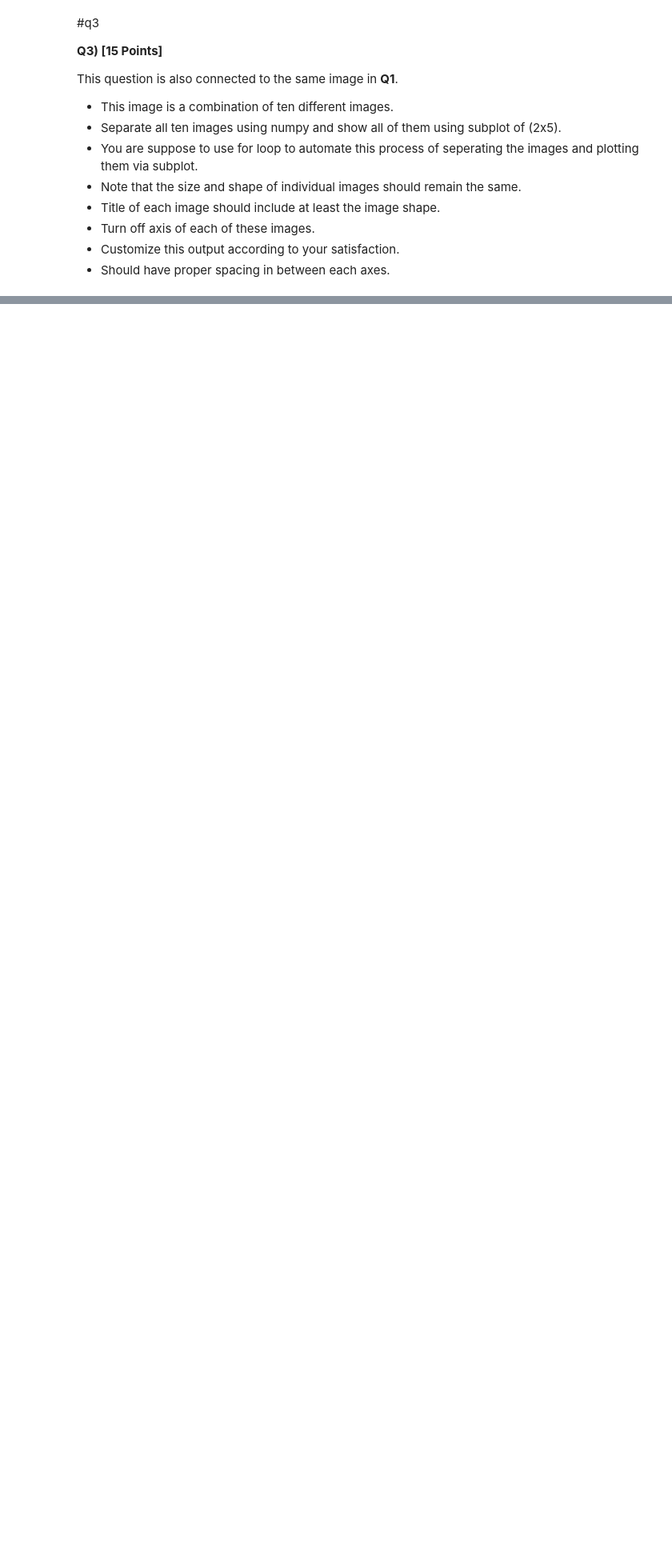
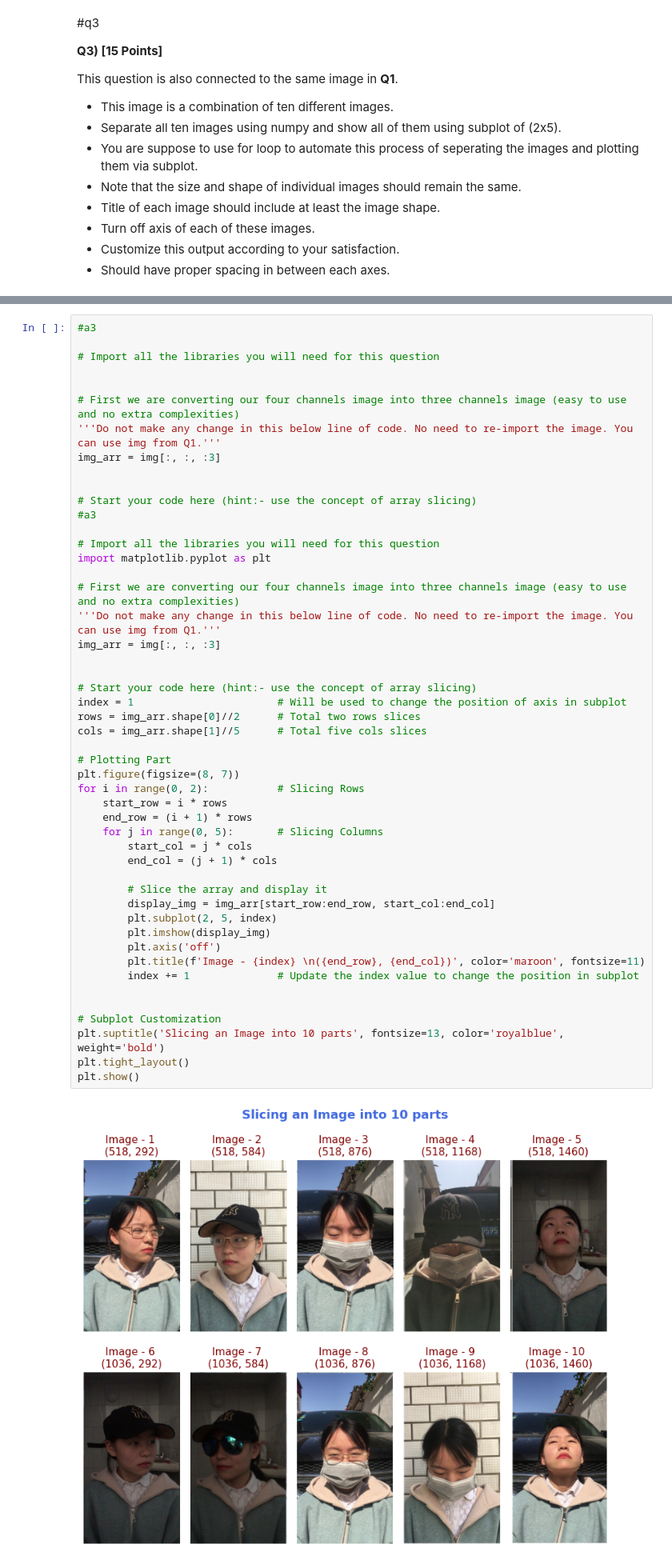
Before and after one commit to MauricioRPF/Spartificial_ML, a Jupyter notebook: W2_A.ipynb, the cells around one changed output, grey strips where cells are left out. Shown at 80% size. Cells and saved outputs as stored; diff of their text form; blank space fills up the shorter version.

```diff
--- a/W2_A.ipynb
+++ b/W2_A.ipynb
@@ -98,3 +86,54 @@ img_arr = img[:, :, :3]
+# %%
+#a3
+
+# Import all the libraries you will need for this question
+
+
+# First we are converting our four channels image into three channels image (easy to use and no extra complexities)
+'''Do not make any change in this below line of code. No need to re-import the image. You can use img from Q1.'''
+img_arr = img[:, :, :3]
+
+
+# Start your code here (hint:- use the concept of array slicing)
+#a3
+
+# Import all the libraries you will need for this question
+import matplotlib.pyplot as plt
+
+# First we are converting our four channels image into three channels image (easy to use and no extra complexities)
+'''Do not make any change in this below line of code. No need to re-import the image. You can use img from Q1.'''
+img_arr = img[:, :, :3]
+
+
+# Start your code here (hint:- use the concept of array slicing)
+index = 1                       # Will be used to change the position of axis in subplot
+rows = img_arr.shape[0]//2      # Total two rows slices
+cols = img_arr.shape[1]//5      # Total five cols slices
+
+# Plotting Part
+plt.figure(figsize=(8, 7))
+for i in range(0, 2):           # Slicing Rows
+    start_row = i * rows
+    end_row = (i + 1) * rows
+    for j in range(0, 5):       # Slicing Columns
+        start_col = j * cols
+        end_col = (j + 1) * cols
+
+        # Slice the array and display it
+        display_img = img_arr[start_row:end_row, start_col:end_col]
+        plt.subplot(2, 5, index)
+        plt.imshow(display_img)
+        plt.axis('off')
+        plt.title(f'Image - {index} \n({end_row}, {end_col})', color='maroon', fontsize=11)
+        index += 1              # Update the index value to change the position in subplot
+
+
+# Subplot Customization
+plt.suptitle('Slicing an Image into 10 parts', fontsize=13, color='royalblue', weight='bold')
+plt.tight_layout()
+plt.show()
+# %% [output]
+[figure, added]
 # %% [markdown]
 #q4
 
```
Also changed, not shown: parts of 1 cell of this notebook.
